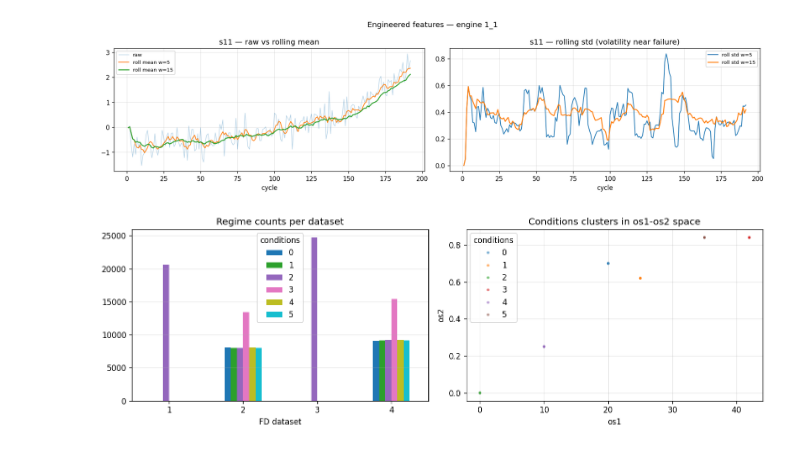
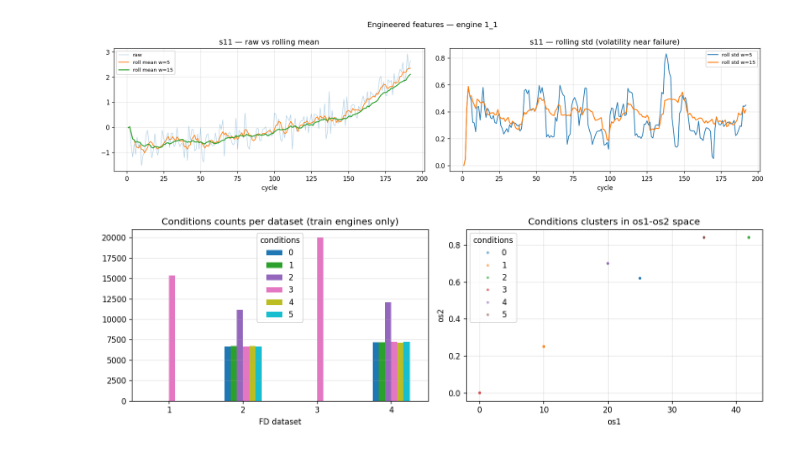
Before and after one commit to mrwhitewhite/CMAPSS-Jet-Engine-Simulated-Data, a Jupyter notebook: notebooks/main.ipynb, the cells around one changed output. Saved outputs shown, nothing was run; the diff lists cells and outputs as text; code cells hidden in the pictures.

```diff
--- a/notebooks/main.ipynb
+++ b/notebooks/main.ipynb
@@ -8,20 +8,15 @@ import numpy as np
 import pandas as pd
 import matplotlib.pyplot as plt
 import seaborn as sns
+from mpl_toolkits.mplot3d import Axes3D
 import shap
-from pathlib import Path
 from sklearn.cluster import KMeans
 from sklearn.metrics import mean_squared_error, mean_absolute_error, r2_score
 import xgboost as xgb
-
-try:
-    from pyprojroot import here
-
-    DATA_DIR = here() / "data" / "raw"
-except Exception:
-    DATA_DIR = Path("data/raw")
+from pyprojroot import here
 
 plt.rcParams.update({"figure.dpi": 120, "font.size": 10})
+DATA_DIR = here() / "data" / "raw"
 SEED = 42
 RUL_CAP = 125
 WINDOWS = [5, 15]
@@ -71,0 +70,11 @@ Index(['unit', 'cycle', 'os1', 'os2', 'os3', 's1', 's2', 's3', 's4', 's5',
+# %%
+# 1. engine-level split on raw data
+np.random.seed(SEED)
+all_eng = train_raw["unit_global"].unique()
+tr_eng = set(np.random.choice(all_eng, int(len(all_eng) * 0.8), replace=False))
+va_eng = set(all_eng) - tr_eng
+
+tr_raw = train_raw[train_raw["unit_global"].isin(tr_eng)].copy()
+va_raw = train_raw[train_raw["unit_global"].isin(va_eng)].copy()
+
+print(f"Train engines: {len(tr_eng)}  |  Val engines: {len(va_eng)}")
@@ -326,29 +300,29 @@ plt.show()
 # %%
 fig, axes = plt.subplots(1, 2, figsize=(12, 4))
 
-train_raw.groupby(["fd", "conditions"]).size().unstack().fillna(0).plot(
+tr_raw.groupby(["fd", "conditions"]).size().unstack().fillna(0).plot(
     kind="bar", ax=axes[0], colormap="tab10"
 )
-axes[0].set_title("Regime counts per dataset")
+axes[0].set_title("Conditions counts per dataset (train engines only)")
 axes[0].set_xlabel("FD dataset")
 axes[0].tick_params(axis="x", rotation=0)
 axes[0].grid(axis="y", alpha=0.3)
 
 sns.scatterplot(
-    data=train_raw.sample(4000, random_state=SEED),
+    data=tr_raw.sample(4000, random_state=SEED),
     x="os1",
     y="os2",
     hue="conditions",
     palette="tab10",
     s=12,
     alpha=0.6,
     ax=axes[1],
 )
 axes[1].set_title("Conditions clusters in os1-os2 space")
 axes[1].grid(alpha=0.3)
 
 plt.tight_layout()
 plt.savefig("conditions_clusters.png", bbox_inches="tight")
 plt.show()
 # %% [output]
-[figure, old version]
+[figure, new version]
```
Also changed, not shown: parts of 29 cells of this notebook, 8 other files.
